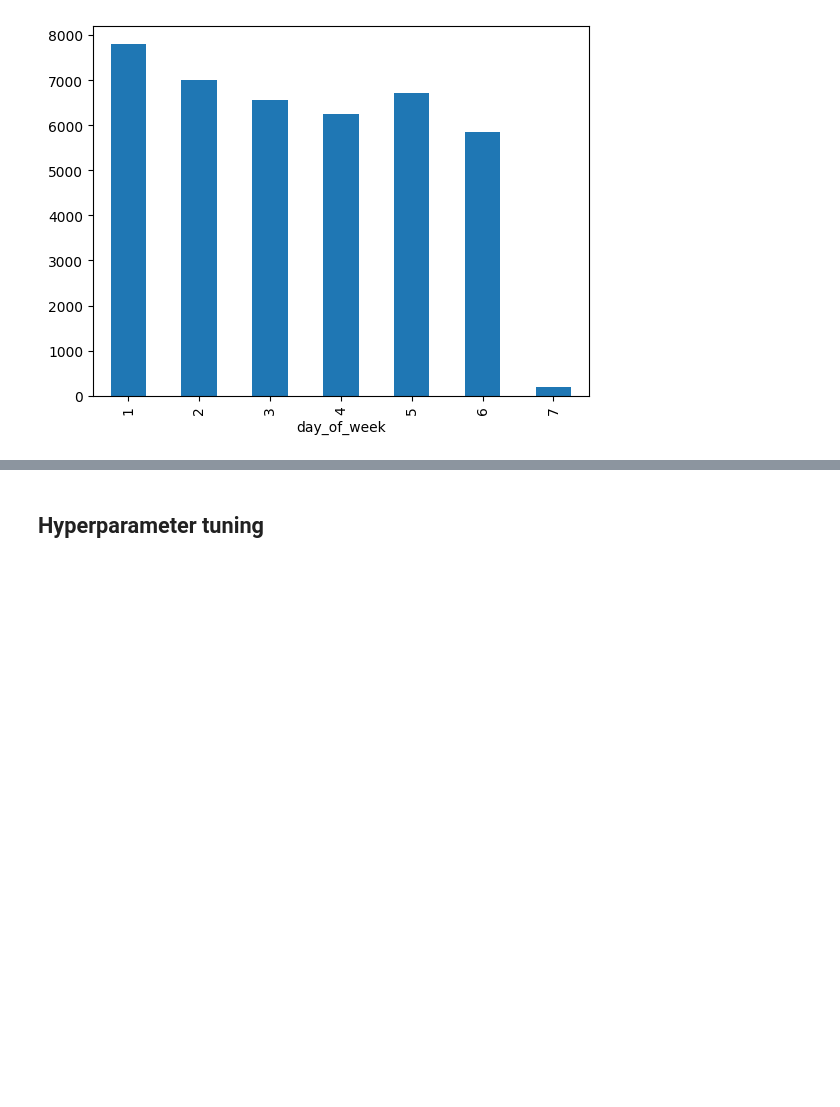
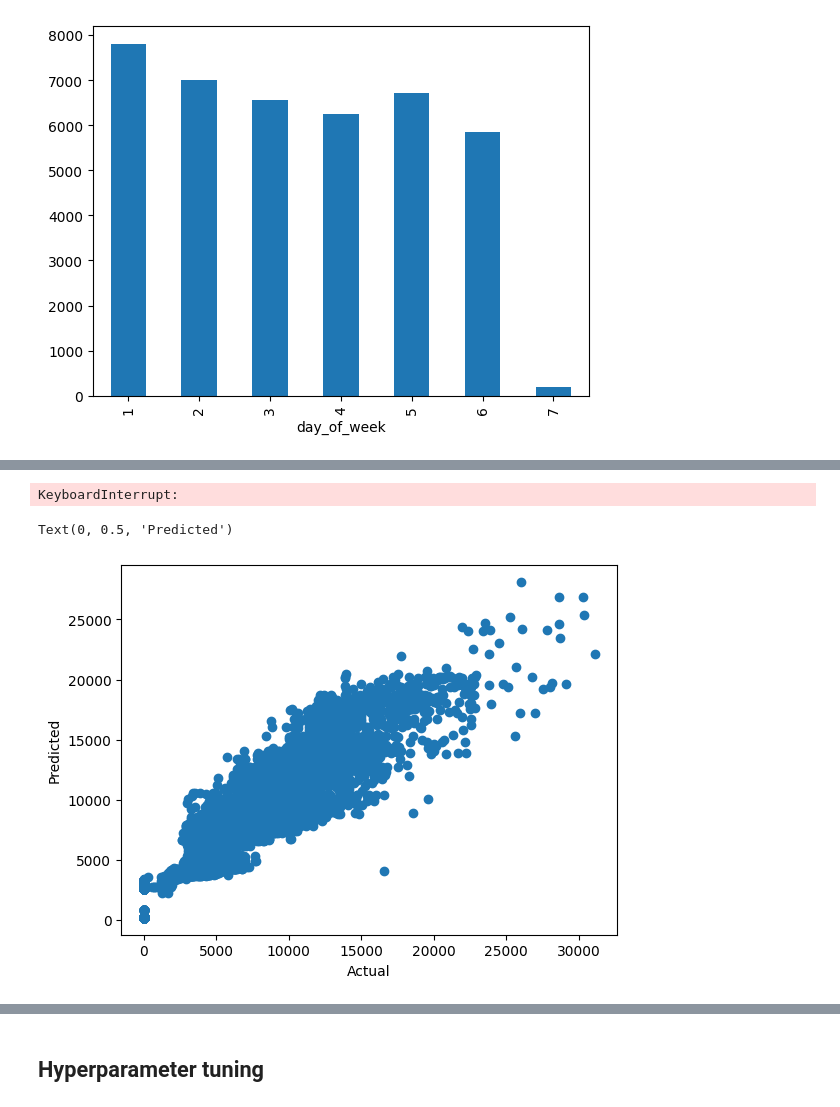
Before and after one commit to Bratpfannengamer/Rossmann, a Jupyter notebook: notebook_Till.ipynb, the cells around one changed output, grey strips where cells are left out. Drawn from its saved outputs; the diff is of its cells as text; code cells hidden in the pictures; blank space fills up the shorter version.

```diff
--- a/notebook_Till.ipynb
+++ b/notebook_Till.ipynb
@@ -611,0 +367,18 @@ R2 Score:  0.8581649912174761
+# %%
+#predict sales knn  regression
+#instantiate model
+knn = KNeighborsRegressor()
+
+#fit model
+knn.fit(x_train_sample,y_train_sample)
+
+#predict
+knn_y_pred = knn.predict(x_test_sample)
+
+#calculate mean squared error
+
+print(mean_squared_error(y_test_sample, knn_y_pred))
+
+#calculate r2 score
+knn_r2 = r2_score(y_test_sample, knn_y_pred)
+print(knn_r2)
@@ -611,0 +407,27 @@ R2 Score:  0.8581649912174761
+# %%
+#predict sales adaboost regression
+#instantiate model
+ada = AdaBoostRegressor(DecisionTreeRegressor(max_depth=4), n_estimators=100)
+
+#fit model
+ada.fit(x_train_sample,y_train_sample)
+
+#predict
+ada_y_pred = ada.predict(x_test_sample)
+
+#calculate mean squared error
+print(mean_squared_error(y_test_sample, ada_y_pred))
+
+#calculate r2 score
+ada_r2 = r2_score(y_test_sample, ada_y_pred)
+print(ada_r2)
+# %% [output]
+KeyboardInterrupt:
+# %%
+#plot actual vs predicted
+plt.scatter(y_test_sample, ada_y_pred)
+plt.xlabel('Actual')
+plt.ylabel('Predicted')
+# %% [output]
+Text(0, 0.5, 'Predicted')
+[figure, added]
```
Also changed, not shown: parts of 51 cells of this notebook, 3 other files.
